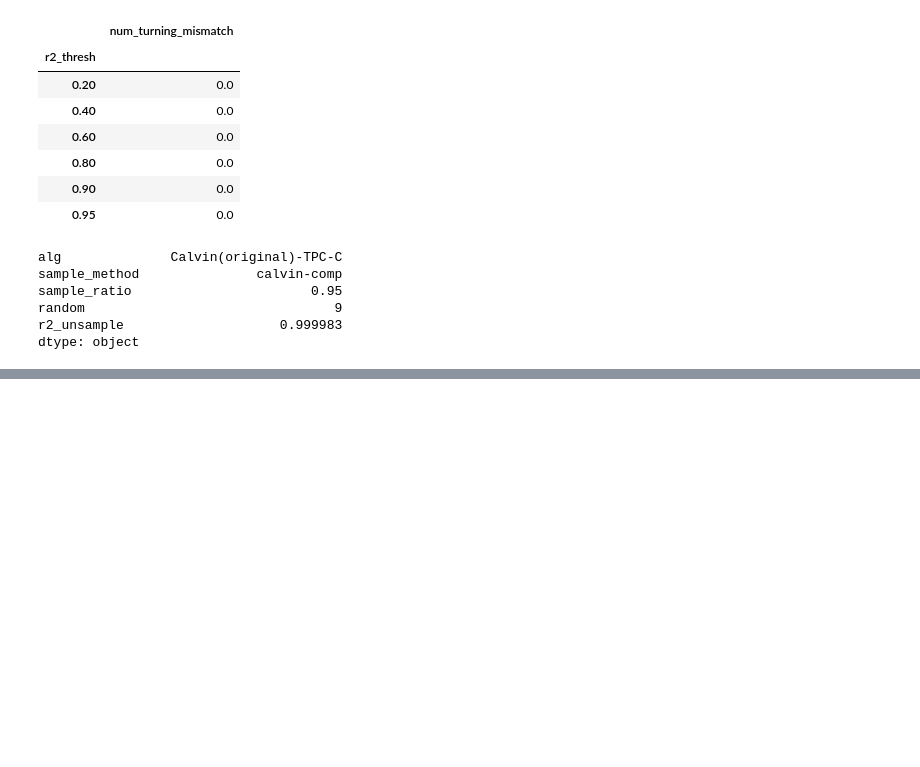
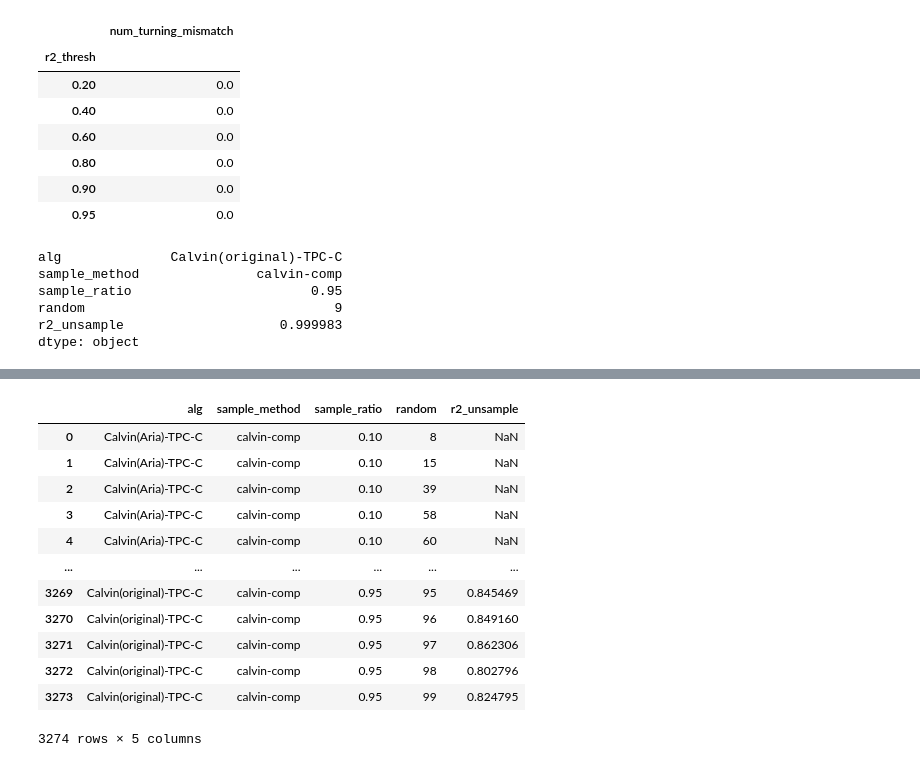
Before and after one commit to huiyujie/ExtensiveEval, a Jupyter notebook: anova_analysis/vldb_figures-split.ipynb, the cells around one changed output, grey strips where cells are left out. Saved outputs shown, nothing was run; the diff lists cells and outputs as text; code cells hidden in the pictures; blank space fills up the shorter version.

```diff
--- a/anova_analysis/vldb_figures-split.ipynb
+++ b/anova_analysis/vldb_figures-split.ipynb
@@ -421,0 +412,16 @@ fig.savefig(f"{out_base}/calvin-comp.pdf",bbox_inches = 'tight',dpi=100,format='
+# %%
+r2_unsamples
+# %% [output]
+|  | alg | sample_method | sample_ratio | random | r2_unsample |
+| 0 | Calvin(Aria)-TPC-C | calvin-comp | 0.10 | 8 | NaN |
+| 1 | Calvin(Aria)-TPC-C | calvin-comp | 0.10 | 15 | NaN |
+| 2 | Calvin(Aria)-TPC-C | calvin-comp | 0.10 | 39 | NaN |
+| 3 | Calvin(Aria)-TPC-C | calvin-comp | 0.10 | 58 | NaN |
+| 4 | Calvin(Aria)-TPC-C | calvin-comp | 0.10 | 60 | NaN |
+| ... | ... | ... | ... | ... | ... |
+| 3269 | Calvin(original)-TPC-C | calvin-comp | 0.95 | 95 | 0.845469 |
+| 3270 | Calvin(original)-TPC-C | calvin-comp | 0.95 | 96 | 0.849160 |
+| 3271 | Calvin(original)-TPC-C | calvin-comp | 0.95 | 97 | 0.862306 |
+| 3272 | Calvin(original)-TPC-C | calvin-comp | 0.95 | 98 | 0.802796 |
+| 3273 | Calvin(original)-TPC-C | calvin-comp | 0.95 | 99 | 0.824795 |
+3274 rows × 5 columns
```
Also changed, not shown: parts of 6 cells of this notebook.
